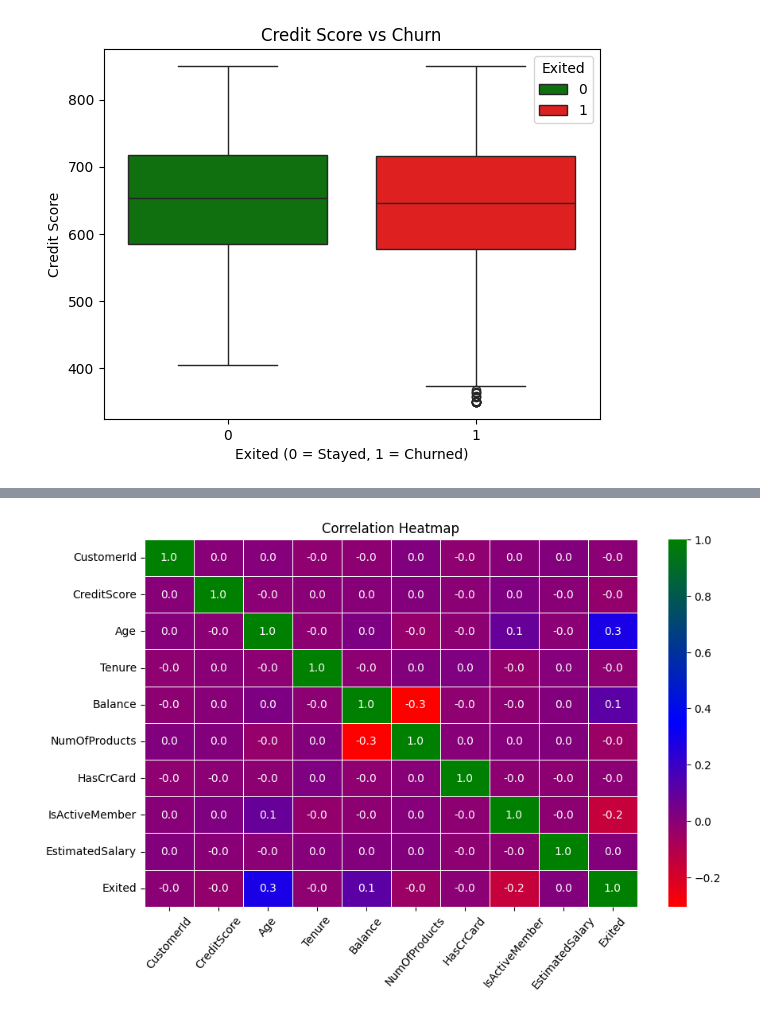
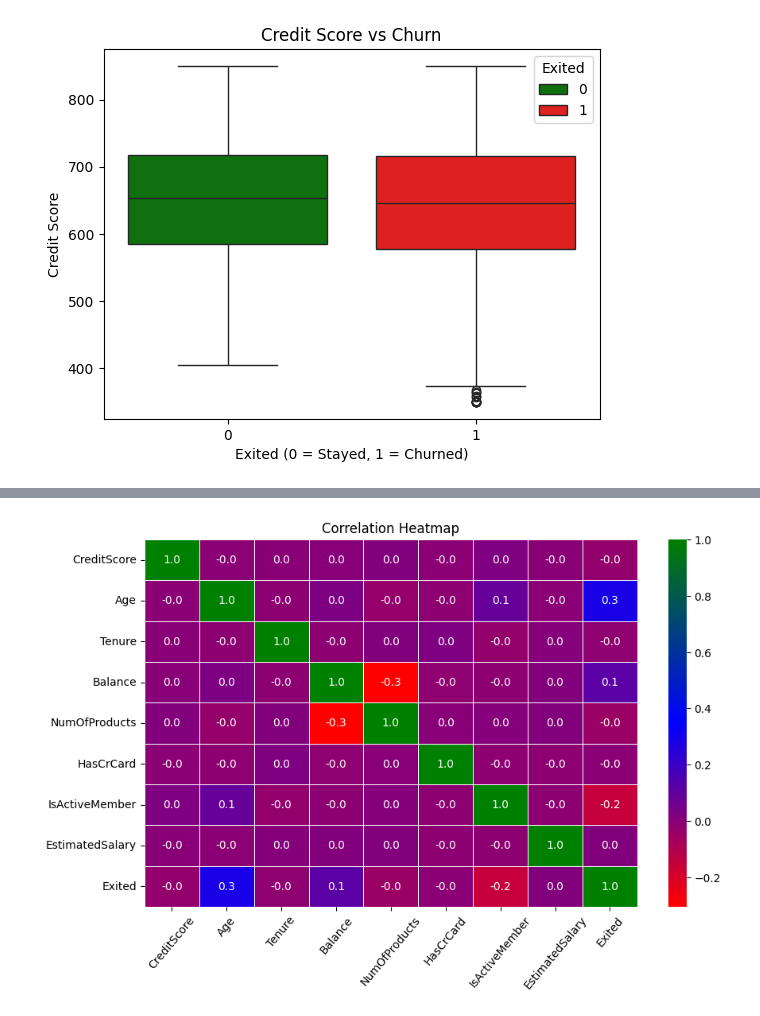
Before and after one commit to yashmonde24/Bank-Customer-Churn-Analysis, a Jupyter notebook: notebook/analysis.ipynb, the cells around one changed output, grey strips where cells are left out. Cells and saved outputs as stored; diff of their text form; code cells hidden in the pictures.

```diff
--- a/notebook/analysis.ipynb
+++ b/notebook/analysis.ipynb
@@ -120,3 +133,6 @@ IsActiveMember       int64
 EstimatedSalary    float64
 Exited               int64
 dtype: object
+# %%
+df.drop(columns=['RowNumber','CustomerId','Surname'],inplace=True)
+df.columns
@@ -354,12 +387,12 @@ mp.show()
 # %%
-df=pd.read_csv("Churn_Modelling.csv")
-df = df.drop(columns=["RowNumber"])
+
 colors = ["red", "blue", "green"]
 mp.figure(figsize=(10, 6))
 my_cmap = LinearSegmentedColormap.from_list("mycolors", colors)
 sb.heatmap(df.corr(numeric_only=True), annot=True, fmt=".1f", cmap=my_cmap, linewidths=0.5)
+
 mp.title("Correlation Heatmap")
 mp.xticks(rotation=50)
 mp.show()
 # %% [output]
-[figure, old version]
+[figure, new version]
```
Also changed, not shown: parts of 52 cells of this notebook, 5 other files.
